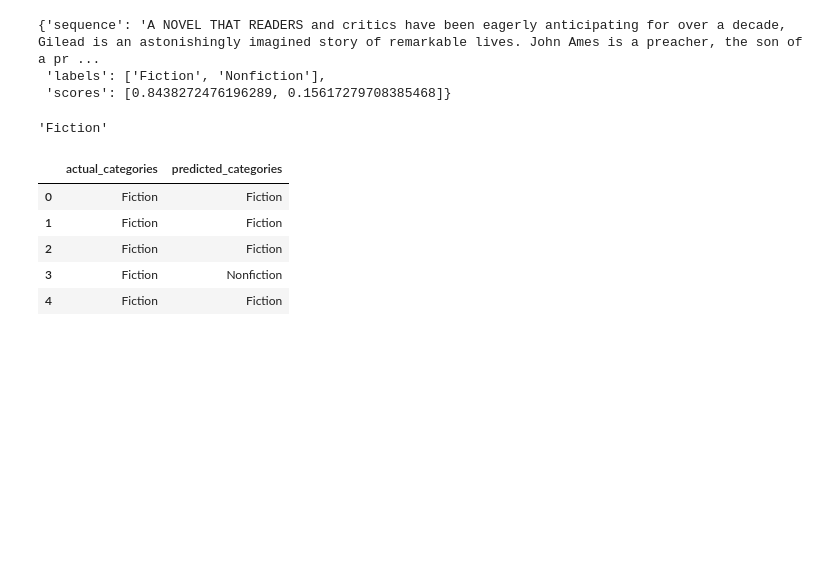
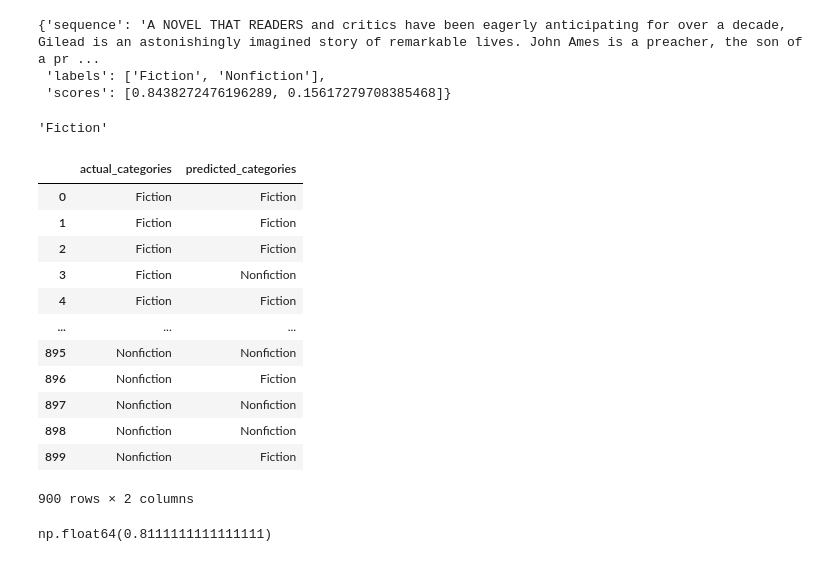
Before and after one commit to BrianPizz/book-recommender, a Jupyter notebook: text-classification.ipynb, the cells around one changed output. Drawn from its saved outputs; the diff is of its cells as text; code cells hidden in the pictures; blank space fills up the shorter version.

Commit message:
created missing categories dataframe

```diff
--- a/text-classification.ipynb
+++ b/text-classification.ipynb
@@ -147,11 +147,18 @@ for i in tqdm(range(0, 300)):
 # %%
 predictions_df = pd.DataFrame({"actual_categories" : actual_cats, "predicted_categories": predicted_cats})
 # %%
-predictions_df.head()
+predictions_df
 # %% [output]
 |  | actual_categories | predicted_categories |
 | 0 | Fiction | Fiction |
 | 1 | Fiction | Fiction |
 | 2 | Fiction | Fiction |
 | 3 | Fiction | Nonfiction |
 | 4 | Fiction | Fiction |
+| ... | ... | ... |
+| 895 | Nonfiction | Nonfiction |
+| 896 | Nonfiction | Fiction |
+| 897 | Nonfiction | Nonfiction |
+| 898 | Nonfiction | Nonfiction |
+| 899 | Nonfiction | Fiction |
+900 rows × 2 columns
@@ -157,0 +169,4 @@ predictions_df.head()
+# %%
+predictions_df["correct_prediction"].sum() / len(predictions_df)
+# %% [output]
+np.float64(0.8111111111111111)
```
Also changed, not shown: parts of 5 cells of this notebook.
